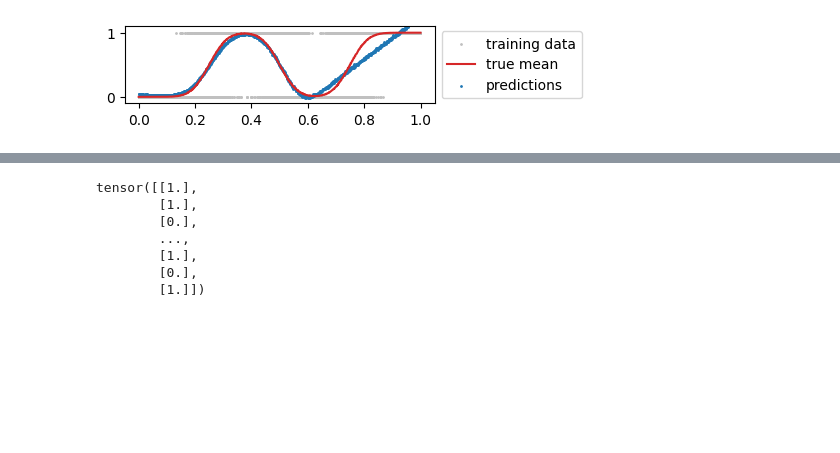
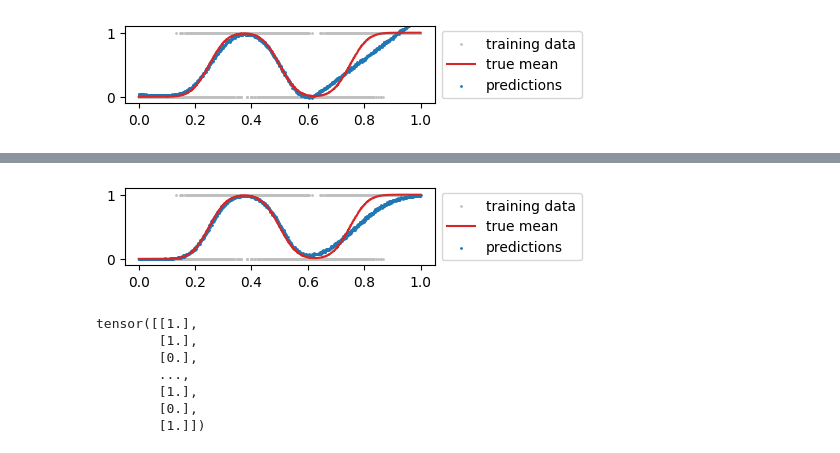
Before and after one commit to seyonghw/Binary-Engression, a Jupyter notebook: simullations/binary_engression_simu.ipynb, the cells around one changed output, grey strips where cells are left out. Saved outputs shown, nothing was run; the diff lists cells and outputs as text; code cells hidden in the pictures; blank space fills up the shorter version.

```diff
--- a/binary_engression.ipynb
+++ b/simullations/binary_engression_simu.ipynb
@@ -90,3 +90,5 @@ plt.ylim(-0.1, 1.1)
 plt.legend(loc="center left", bbox_to_anchor=(1, 0.5)); plt.show()
 # %% [output]
 [figure]
+# %%
+y_sample = engressor.sample(x_eval, sample_size=1000)
@@ -92,0 +141,3 @@ plt.legend(loc="center left", bbox_to_anchor=(1, 0.5)); plt.show()
+# %%
+y_prob = (y_sample > 0.5).float().mean(dim=2).squeeze()
+y_prob
@@ -93,3 +162,12 @@ plt.legend(loc="center left", bbox_to_anchor=(1, 0.5)); plt.show()
+# %%
+
+plt.scatter(x.cpu(), y.cpu(), label="training data", s=1, color="silver")
+plt.plot(x_eval.cpu(), y_eval_mean.cpu(), label="true mean", color="C3")
+plt.scatter(x_eval.cpu(), y_prob.cpu(), label="predictions", s=1)
+plt.ylim(-0.1, 1.1)
+plt.legend(loc="center left", bbox_to_anchor=(1, 0.5)); plt.show()
+# %% [output]
+[figure, added]
 # %%
 y
 # %% [output]
```
Also changed, not shown: parts of 5 cells of this notebook, 1 other file.
